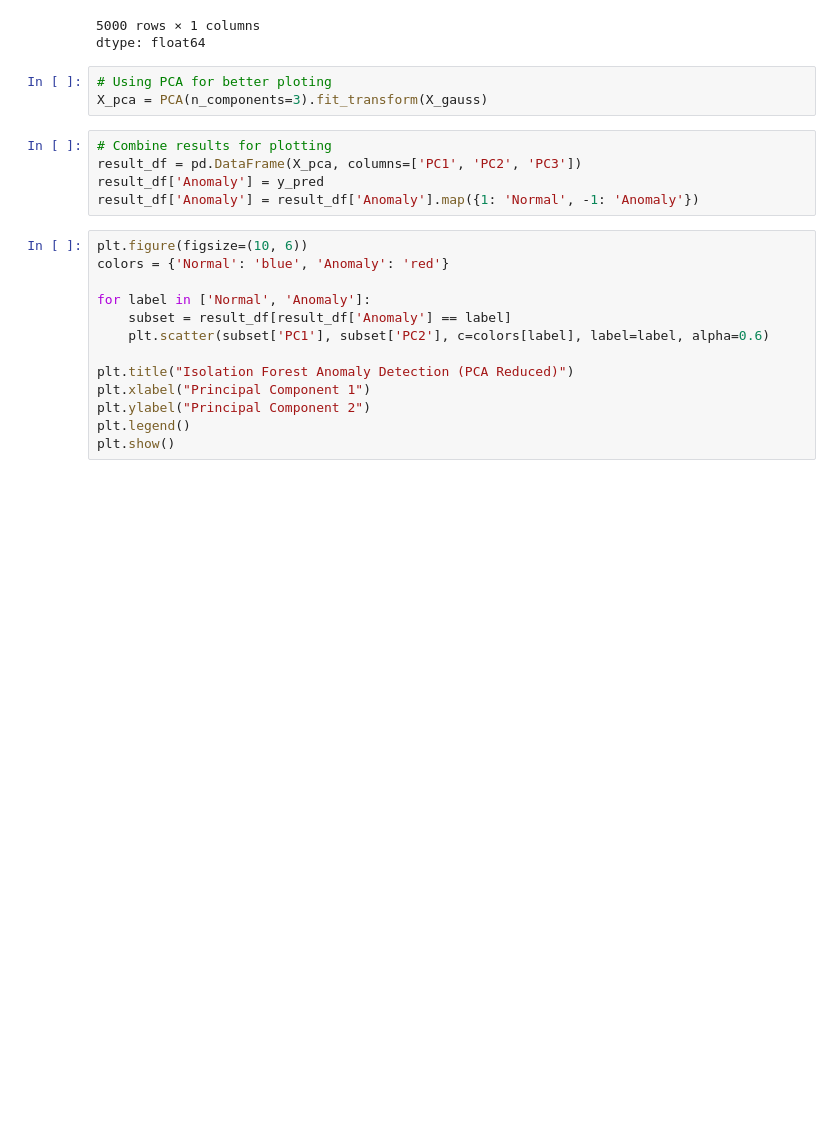
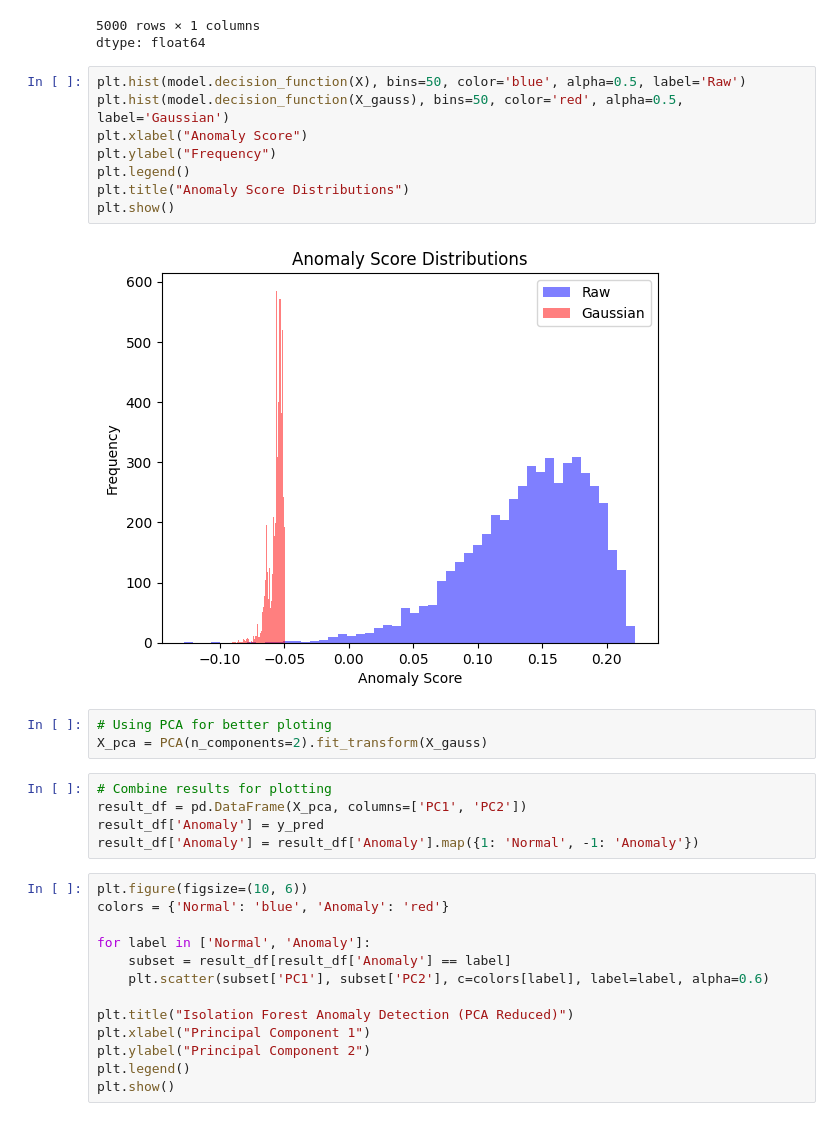
Before and after one commit to Satyamshahi17/Medical-Claim-Anomaly-Detection, a Jupyter notebook: Medical_claim_anomaly (1).ipynb, the cells around one changed output. Saved outputs shown, nothing was run; the diff lists cells and outputs as text; blank space fills up the shorter version.

```diff
--- a/Medical_claim_anomaly (1).ipynb
+++ b/Medical_claim_anomaly (1).ipynb
@@ -158,12 +158,22 @@ Anomaly scores (lower is more anomalous):
 | 4999 | 0.093881 |
 5000 rows × 1 columns
 dtype: float64
+# %%
+plt.hist(model.decision_function(X), bins=50, color='blue', alpha=0.5, label='Raw')
+plt.hist(model.decision_function(X_gauss), bins=50, color='red', alpha=0.5, label='Gaussian')
+plt.xlabel("Anomaly Score")
+plt.ylabel("Frequency")
+plt.legend()
+plt.title("Anomaly Score Distributions")
+plt.show()
+# %% [output]
+[figure, added]
 # %%
 # Using PCA for better ploting
-X_pca = PCA(n_components=3).fit_transform(X_gauss)
+X_pca = PCA(n_components=2).fit_transform(X_gauss)
 # %%
 # Combine results for plotting
-result_df = pd.DataFrame(X_pca, columns=['PC1', 'PC2', 'PC3'])
+result_df = pd.DataFrame(X_pca, columns=['PC1', 'PC2'])
 result_df['Anomaly'] = y_pred
 result_df['Anomaly'] = result_df['Anomaly'].map({1: 'Normal', -1: 'Anomaly'})
 # %%
```
